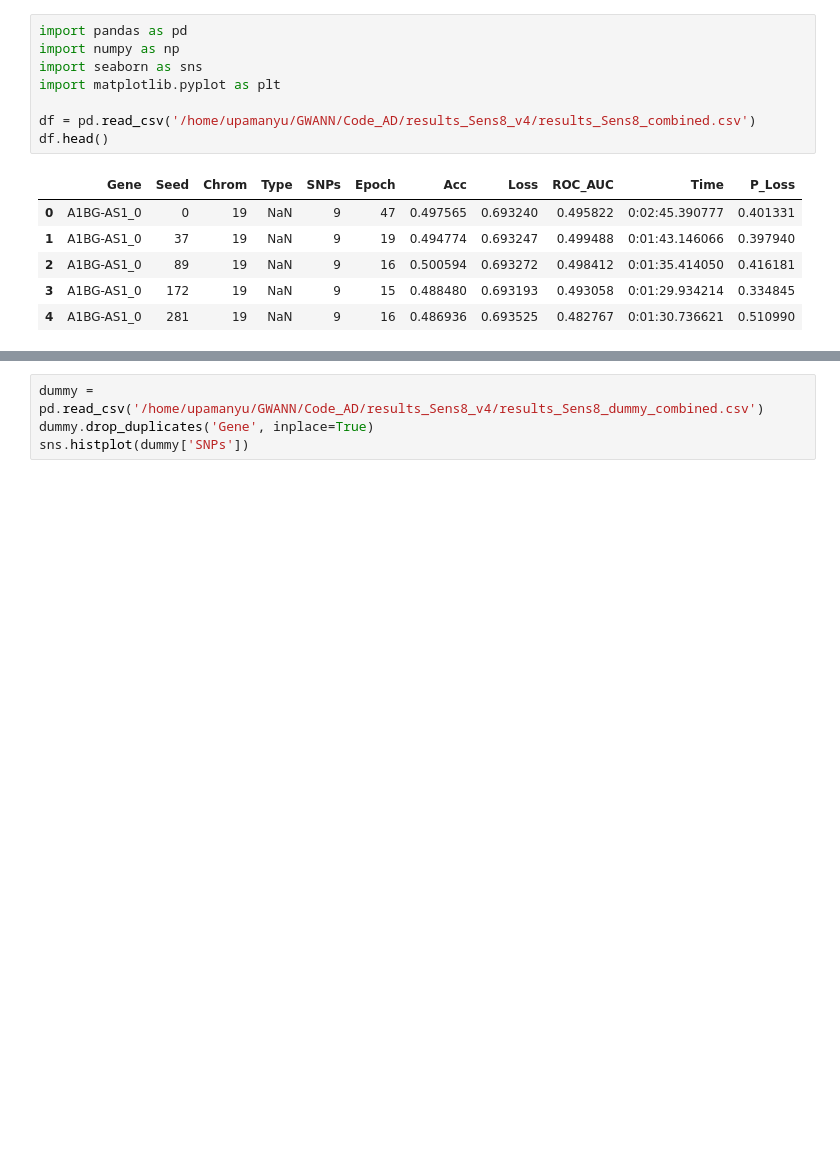
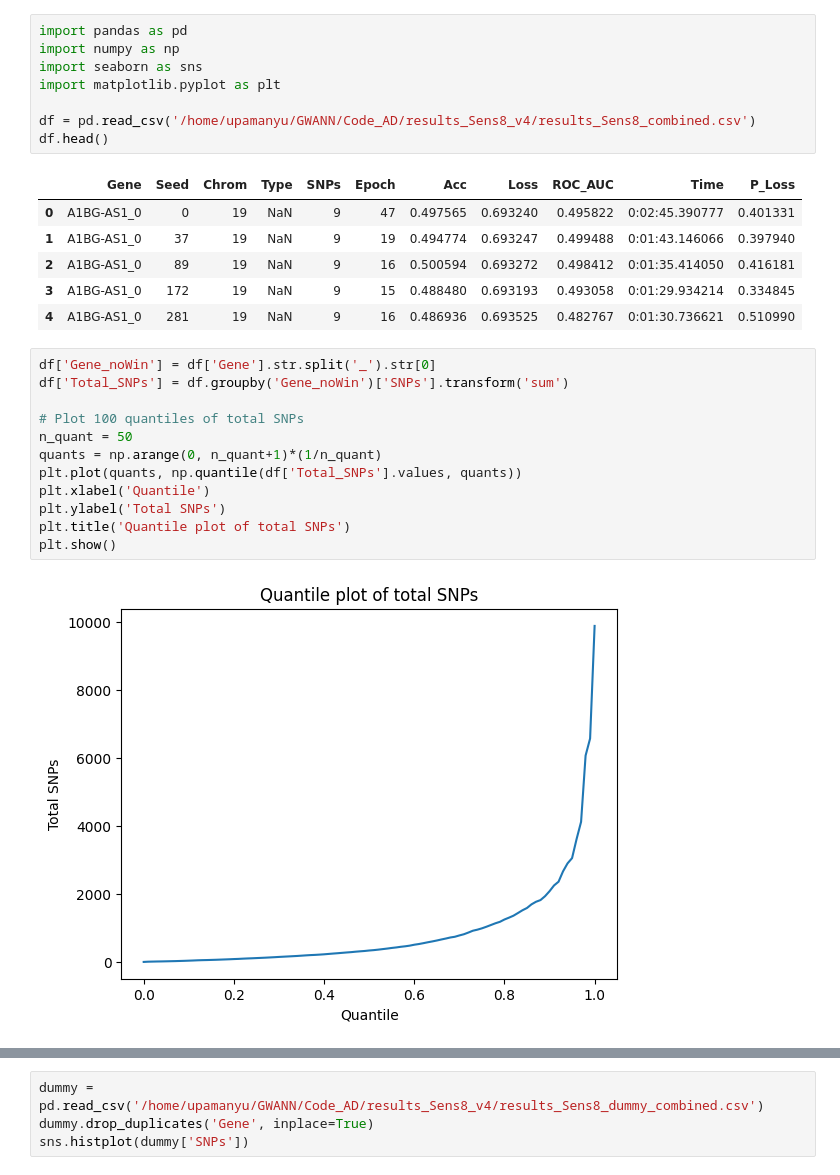
Before and after one commit to titoghose/GWANN, a Jupyter notebook: temp.ipynb, the cells around one changed output, grey strips where cells are left out. Drawn from its saved outputs; the diff is of its cells as text; blank space fills up the shorter version.

```diff
--- a/temp.ipynb
+++ b/temp.ipynb
@@ -204,6 +204,20 @@ df.head()
 | 2 | A1BG-AS1_0 | 89 | 19 | NaN | 9 | 16 | 0.500594 | 0.693272 | 0.498412 | 0:01:35.414050 | 0.416181 |
 | 3 | A1BG-AS1_0 | 172 | 19 | NaN | 9 | 15 | 0.488480 | 0.693193 | 0.493058 | 0:01:29.934214 | 0.334845 |
 | 4 | A1BG-AS1_0 | 281 | 19 | NaN | 9 | 16 | 0.486936 | 0.693525 | 0.482767 | 0:01:30.736621 | 0.510990 |
+# %%
+df['Gene_noWin'] = df['Gene'].str.split('_').str[0]
+df['Total_SNPs'] = df.groupby('Gene_noWin')['SNPs'].transform('sum')
+
+# Plot 100 quantiles of total SNPs
+n_quant = 50
+quants = np.arange(0, n_quant+1)*(1/n_quant)
+plt.plot(quants, np.quantile(df['Total_SNPs'].values, quants))
+plt.xlabel('Quantile')
+plt.ylabel('Total SNPs')
+plt.title('Quantile plot of total SNPs')
+plt.show()
+# %% [output]
+[figure, added]
 # %%
 df.drop_duplicates('Gene', inplace=True)
 # Plot cummulative histogram
```
Also changed, not shown: parts of 1 cell of this notebook, 2 other files.
